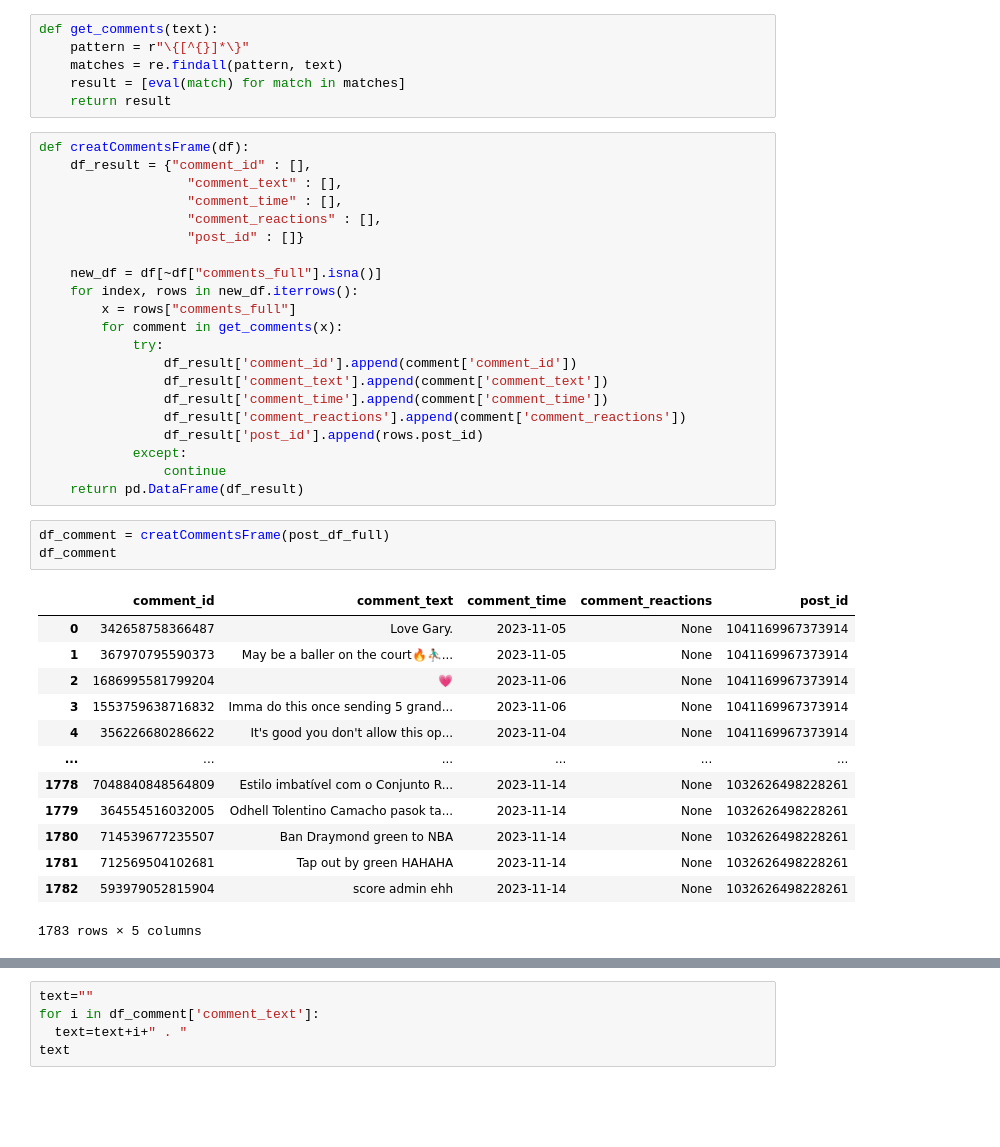
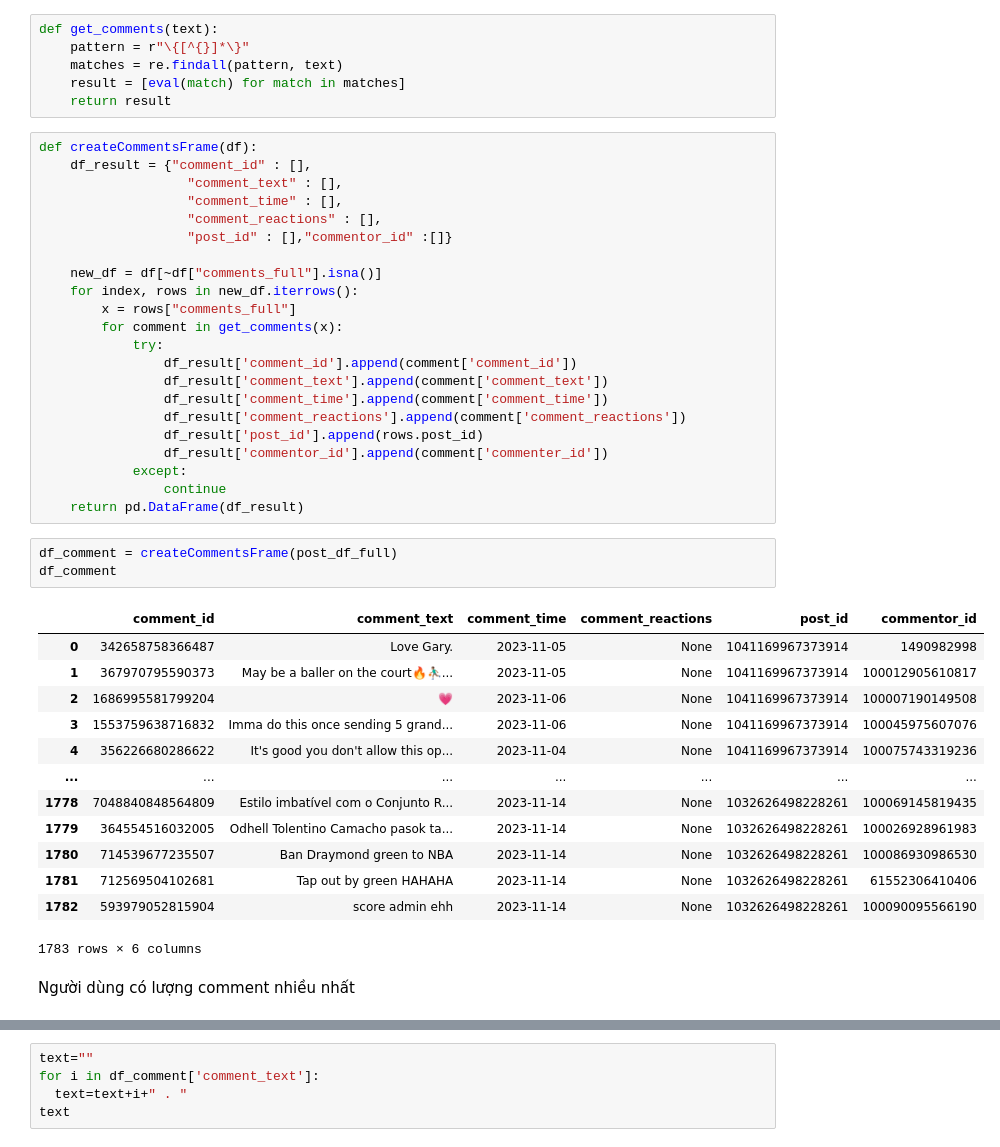
Before and after one commit to XmushroomX/Final-Project, a Jupyter notebook: Analyze_user_comment.ipynb, the cells around one changed output, grey strips where cells are left out. Saved outputs shown, nothing was run; the diff lists cells and outputs as text; blank space fills up the shorter version.

```diff
--- a/Analyze_user_comment.ipynb
+++ b/Analyze_user_comment.ipynb
@@ -39,12 +39,12 @@ def get_comments(text):
     result = [eval(match) for match in matches]
     return result
 # %%
-def creatCommentsFrame(df):
+def createCommentsFrame(df):
     df_result = {"comment_id" : [],
                    "comment_text" : [],
                    "comment_time" : [],
                    "comment_reactions" : [],
-                   "post_id" : []}
+                   "post_id" : [],"commentor_id" :[]}
 
     new_df = df[~df["comments_full"].isna()]
     for index, rows in new_df.iterrows():
@@ -56,23 +56,26 @@ def creatCommentsFrame(df):
                 df_result['comment_time'].append(comment['comment_time'])
                 df_result['comment_reactions'].append(comment['comment_reactions'])
                 df_result['post_id'].append(rows.post_id)
+                df_result['commentor_id'].append(comment['commenter_id'])
             except:
                 continue
     return pd.DataFrame(df_result)
 # %%
-df_comment = creatCommentsFrame(post_df_full)
+df_comment = createCommentsFrame(post_df_full)
 df_comment
 # %% [output]
-|  | comment_id | comment_text | comment_time | comment_reactions | post_id |
-| 0 | 342658758366487 | Love Gary. | 2023-11-05 | None | 1041169967373914 |
-| 1 | 367970795590373 | May be a baller on the court🔥⛹🏽‍♂... | 2023-11-05 | None | 1041169967373914 |
-| 2 | 1686995581799204 | 💗 | 2023-11-06 | None | 1041169967373914 |
-| 3 | 1553759638716832 | Imma do this once sending 5 grand... | 2023-11-06 | None | 1041169967373914 |
-| 4 | 356226680286622 | It's good you don't allow this op... | 2023-11-04 | None | 1041169967373914 |
-| ... | ... | ... | ... | ... | ... |
-| 1778 | 7048840848564809 | Estilo imbatível com o Conjunto R... | 2023-11-14 | None | 1032626498228261 |
-| 1779 | 364554516032005 | Odhell Tolentino Camacho pasok ta... | 2023-11-14 | None | 1032626498228261 |
-| 1780 | 714539677235507 | Ban Draymond green to NBA | 2023-11-14 | None | 1032626498228261 |
-| 1781 | 712569504102681 | Tap out by green HAHAHA | 2023-11-14 | None | 1032626498228261 |
-| 1782 | 593979052815904 | score admin ehh | 2023-11-14 | None | 1032626498228261 |
+|  | comment_id | comment_text | comment_time | comment_reactions | post_id | commentor_id |
+| 0 | 342658758366487 | Love Gary. | 2023-11-05 | None | 1041169967373914 | 1490982998 |
+| 1 | 367970795590373 | May be a baller on the court🔥⛹🏽‍♂... | 2023-11-05 | None | 1041169967373914 | 100012905610817 |
+| 2 | 1686995581799204 | 💗 | 2023-11-06 | None | 1041169967373914 | 100007190149508 |
+| 3 | 1553759638716832 | Imma do this once sending 5 grand... | 2023-11-06 | None | 1041169967373914 | 100045975607076 |
+| 4 | 356226680286622 | It's good you don't allow this op... | 2023-11-04 | None | 1041169967373914 | 100075743319236 |
+| ... | ... | ... | ... | ... | ... | ... |
+| 1778 | 7048840848564809 | Estilo imbatível com o Conjunto R... | 2023-11-14 | None | 1032626498228261 | 100069145819435 |
+| 1779 | 364554516032005 | Odhell Tolentino Camacho pasok ta... | 2023-11-14 | None | 1032626498228261 | 100026928961983 |
+| 1780 | 714539677235507 | Ban Draymond green to NBA | 2023-11-14 | None | 1032626498228261 | 100086930986530 |
+| 1781 | 712569504102681 | Tap out by green HAHAHA | 2023-11-14 | None | 1032626498228261 | 61552306410406 |
+| 1782 | 593979052815904 | score admin ehh | 2023-11-14 | None | 1032626498228261 | 100090095566190 |
-1783 rows × 5 columns
+1783 rows × 6 columns
+# %% [markdown]
+Người dùng có lượng comment nhiều nhất
```
Also changed, not shown: parts of 7 cells of this notebook, 3 other files.
